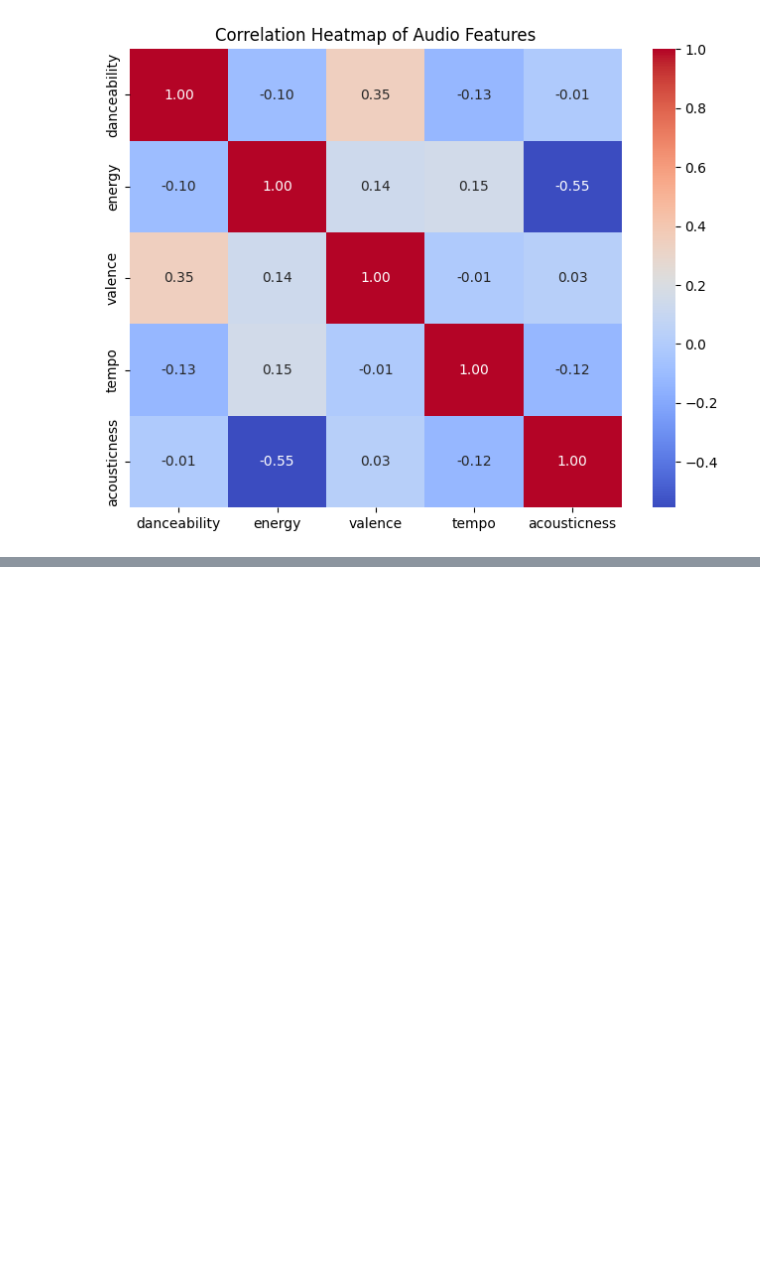
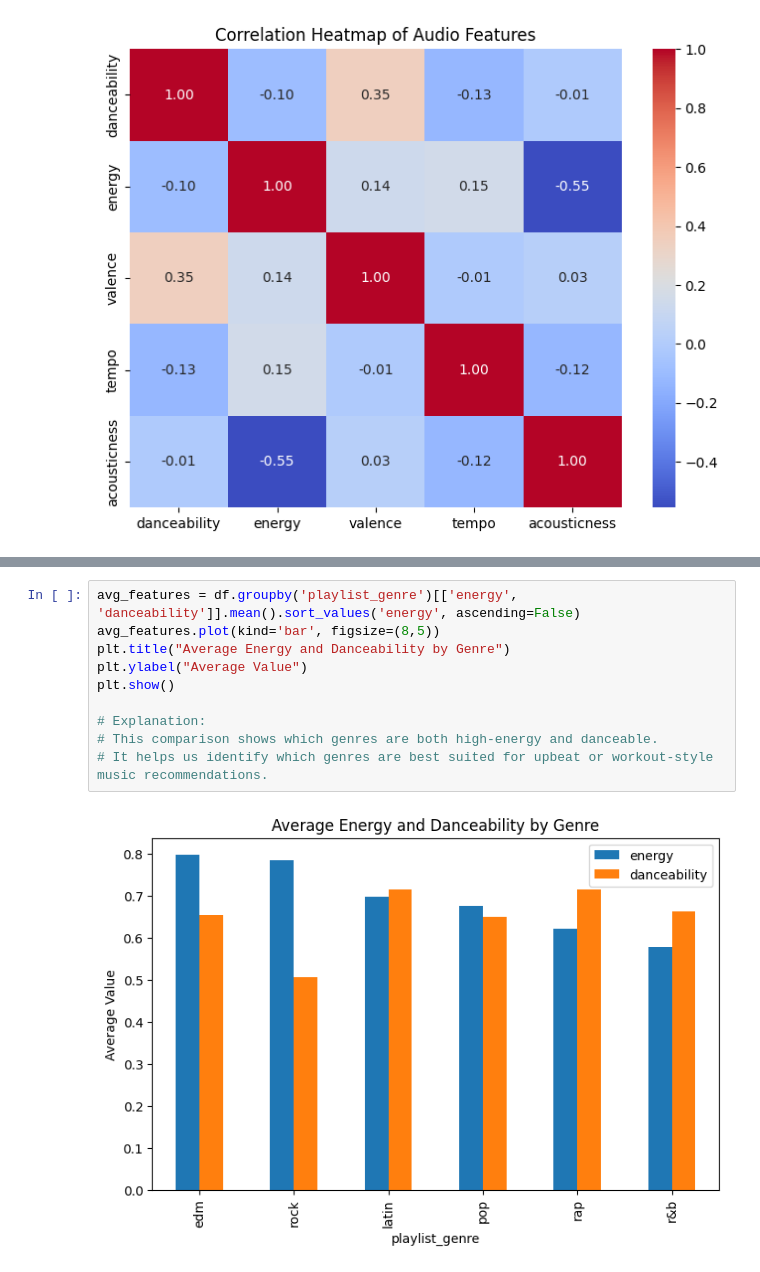
Before and after one commit to brobers0339/Spotify_Final_Project_H501, a Jupyter notebook: Spotify_Project_Calculations_Practice.ipynb, the cells around one changed output, grey strips where cells are left out. Drawn from its saved outputs; the diff is of its cells as text; blank space fills up the shorter version.

```diff
--- a/Spotify_Project_Calculations_Practice.ipynb
+++ b/Spotify_Project_Calculations_Practice.ipynb
@@ -169,0 +202,12 @@ plt.show()
+# %%
+avg_features = df.groupby('playlist_genre')[['energy', 'danceability']].mean().sort_values('energy', ascending=False)
+avg_features.plot(kind='bar', figsize=(8,5))
+plt.title("Average Energy and Danceability by Genre")
+plt.ylabel("Average Value")
+plt.show()
+
+# Explanation:
+# This comparison shows which genres are both high-energy and danceable.
+# It helps us identify which genres are best suited for upbeat or workout-style music recommendations.
+# %% [output]
+[figure, added]
```
Also changed, not shown: parts of 10 cells of this notebook.
